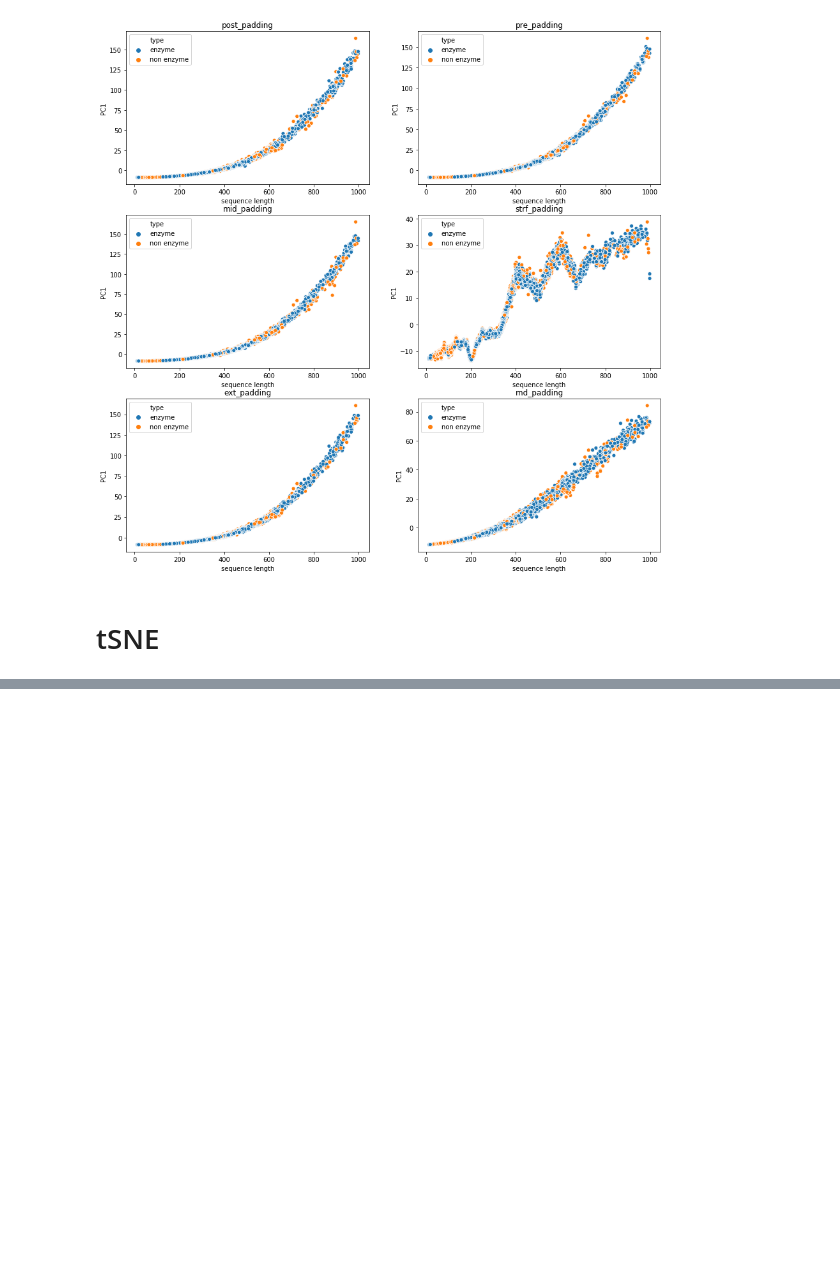
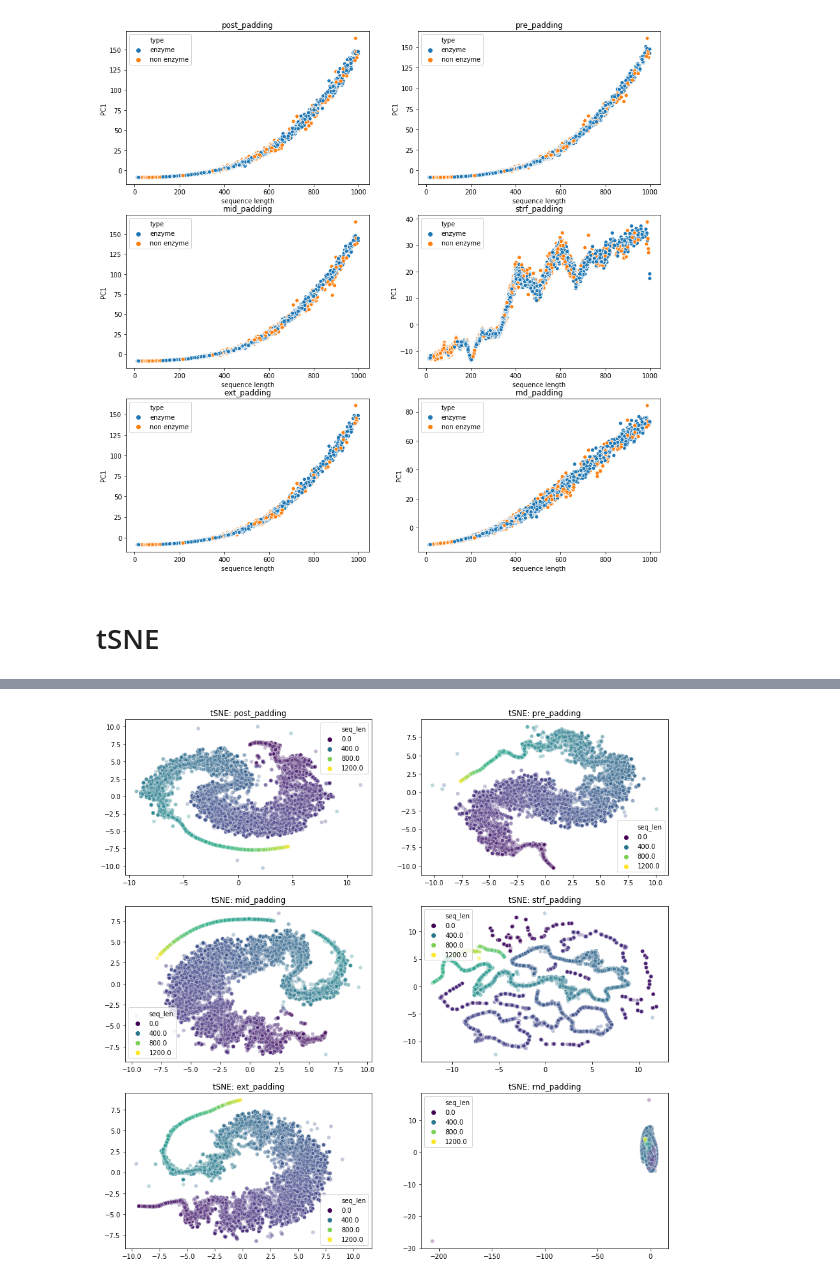
Before and after one commit to b2slab/padding_benchmark, a Jupyter notebook: notebooks/pre_statistics.ipynb, the cells around one changed output, grey strips where cells are left out. Cells and saved outputs as stored; diff of their text form; code cells hidden in the pictures; blank space fills up the shorter version.

```diff
--- a/notebooks/pre_statistics.ipynb
+++ b/notebooks/pre_statistics.ipynb
@@ -394,0 +469,19 @@ print("finished tSNE in {} seconds".format(time.time()-time_start))
+# %%
+# tSNEs enzyme vs non enzyme
+fig, axs = plt.subplots(3,2, figsize=(15,15))
+
+for idx, type_padding in enumerate(list_paddings):
+    res_tsne = trained_tsnes[idx]
+    df = pd.DataFrame([res_tsne[:,0], res_tsne[:,1], seq_len]).T
+    df.columns = ["tSNE_2d_one", "tSNE_2d_two", "seq_len"]
+    norm = plt.Normalize(seq_len.min(), seq_len.max())
+    sm = plt.cm.ScalarMappable(cmap="viridis", norm=norm)
+    sm.set_array([])
+    ey = sns.scatterplot(x="tSNE_2d_one", y="tSNE_2d_two",hue='seq_len',data=df,
+                         palette="viridis",alpha=0.3,
+                         ax=axs[coord_axs[idx][0], coord_axs[idx][1]])
+    ey.set_title('tSNE: %s' % type_padding)
+    ey.set_ylabel('')
+    ey.set_xlabel('')
+# %% [output]
+[figure, added]
```
Also changed, not shown: parts of 6 cells of this notebook, 9 other files.
